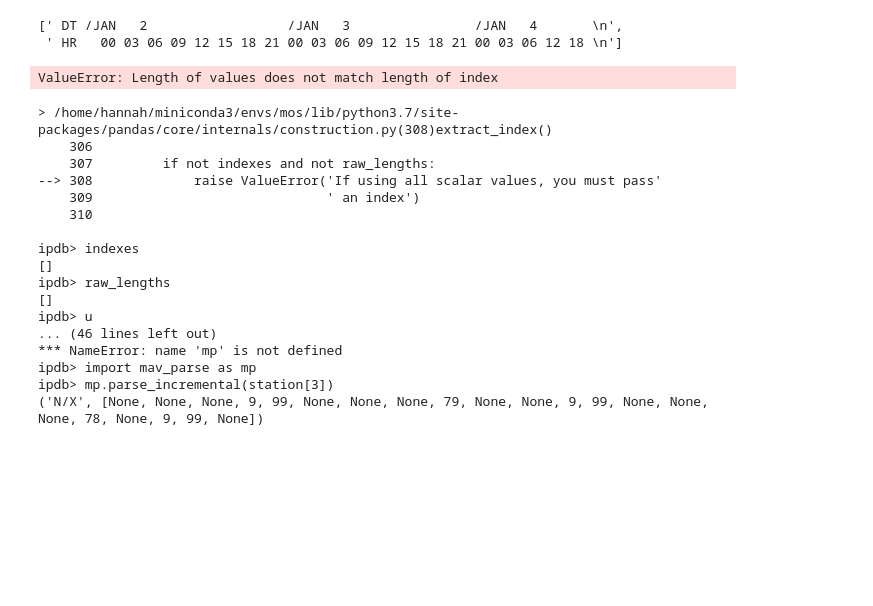
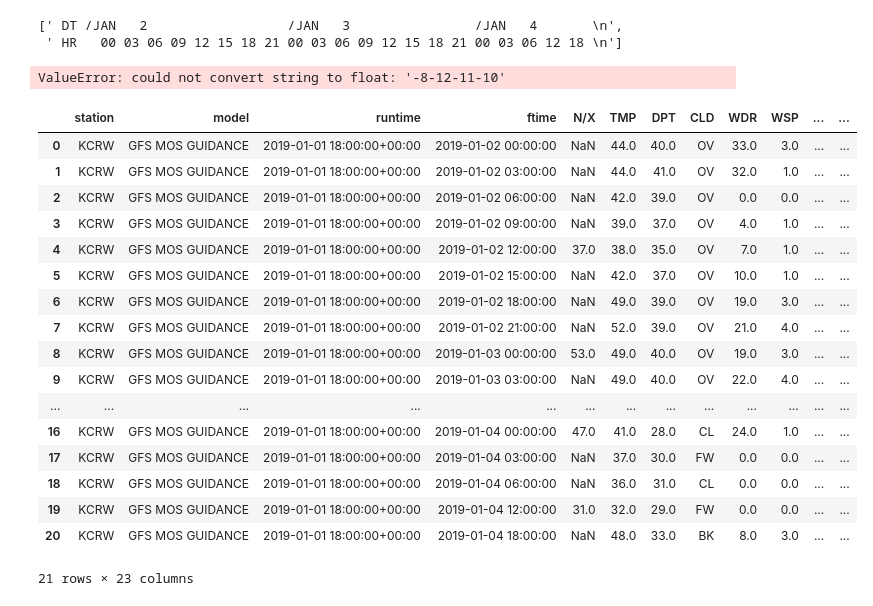
Before and after one commit to ccny-glasslab/mosparse, a Jupyter notebook: raw_mav.ipynb, the cells around one changed output. Cells and saved outputs as stored; diff of their text form; code cells hidden in the pictures; blank space fills up the shorter version.

```diff
--- a/raw_mav.ipynb
+++ b/raw_mav.ipynb
@@ -11,19 +19,24 @@ empty = re.compile(b'\s+\n')
 # %%
+x=0
+s=0
 station = []
 dfs = []
 with gzip.open(path, 'r') as f:
-    for i, line in enumerate(f):
+    for i, line in tqdm_notebook(enumerate(f), desc='lines'):
+        #if i >495:
+            #break
         if not empty.match(line):
             station.append(line.decode())
         else:
             try:
                 dfs.append(mp.parse_station(station))
+                s+=1
             except ValueError:
                 print(station[0])
-                if i!=1:
-                    break
+                x+=1
             except KeyError as e:
                 print(e)
                 print(station[0])
+                x+=1
             station = []
 # %% [output]
@@ -53,25 +128,7 @@ ftimes = mp.get_fntime(station[1], station[2], h)
 # %%
 mp.parse_station(station)
 # %% [output]
-ValueError: Length of values does not match length of index
+ValueError: could not convert string to float: '-8-12-11-10'
 # %%
 %debug
 mp.get_rows(h, station)
-# %% [output]
-> /home/hannah/miniconda3/envs/mos/lib/python3.7/site-packages/pandas/core/internals/construction.py(308)extract_index()
-    306
-    307         if not indexes and not raw_lengths:
---> 308             raise ValueError('If using all scalar values, you must pass'
-    309                              ' an index')
-    310
-
-ipdb> indexes
-[]
-ipdb> raw_lengths
-[]
-ipdb> u
-... (46 lines left out)
-*** NameError: name 'mp' is not defined
-ipdb> import mav_parse as mp
-ipdb> mp.parse_incremental(station[3])
-('N/X', [None, None, None, 9, 99, None, None, None, 79, None, None, 9, 99, None, None, None, 78, None, 9, 99, None])
@@ -77,0 +138,21 @@ ipdb> mp.parse_incremental(station[3])
+# %%
+dfs[50]
+# %% [output]
+|  | station | model | runtime | ftime | N/X | TMP | DPT | CLD | WDR | WSP | ... | ... |
+| 0 | KCRW | GFS MOS GUIDANCE | 2019-01-01 18:00:00+00:00 | 2019-01-02 00:00:00 | NaN | 44.0 | 40.0 | OV | 33.0 | 3.0 | ... | ... |
+| 1 | KCRW | GFS MOS GUIDANCE | 2019-01-01 18:00:00+00:00 | 2019-01-02 03:00:00 | NaN | 44.0 | 41.0 | OV | 32.0 | 1.0 | ... | ... |
+| 2 | KCRW | GFS MOS GUIDANCE | 2019-01-01 18:00:00+00:00 | 2019-01-02 06:00:00 | NaN | 42.0 | 39.0 | OV | 0.0 | 0.0 | ... | ... |
+| 3 | KCRW | GFS MOS GUIDANCE | 2019-01-01 18:00:00+00:00 | 2019-01-02 09:00:00 | NaN | 39.0 | 37.0 | OV | 4.0 | 1.0 | ... | ... |
+| 4 | KCRW | GFS MOS GUIDANCE | 2019-01-01 18:00:00+00:00 | 2019-01-02 12:00:00 | 37.0 | 38.0 | 35.0 | OV | 7.0 | 1.0 | ... | ... |
+| 5 | KCRW | GFS MOS GUIDANCE | 2019-01-01 18:00:00+00:00 | 2019-01-02 15:00:00 | NaN | 42.0 | 37.0 | OV | 10.0 | 1.0 | ... | ... |
+| 6 | KCRW | GFS MOS GUIDANCE | 2019-01-01 18:00:00+00:00 | 2019-01-02 18:00:00 | NaN | 49.0 | 39.0 | OV | 19.0 | 3.0 | ... | ... |
+| 7 | KCRW | GFS MOS GUIDANCE | 2019-01-01 18:00:00+00:00 | 2019-01-02 21:00:00 | NaN | 52.0 | 39.0 | OV | 21.0 | 4.0 | ... | ... |
+| 8 | KCRW | GFS MOS GUIDANCE | 2019-01-01 18:00:00+00:00 | 2019-01-03 00:00:00 | 53.0 | 49.0 | 40.0 | OV | 19.0 | 3.0 | ... | ... |
+| 9 | KCRW | GFS MOS GUIDANCE | 2019-01-01 18:00:00+00:00 | 2019-01-03 03:00:00 | NaN | 49.0 | 40.0 | OV | 22.0 | 4.0 | ... | ... |
+| ... | ... | ... | ... | ... | ... | ... | ... | ... | ... | ... | ... | ... |
+| 16 | KCRW | GFS MOS GUIDANCE | 2019-01-01 18:00:00+00:00 | 2019-01-04 00:00:00 | 47.0 | 41.0 | 28.0 | CL | 24.0 | 1.0 | ... | ... |
+| 17 | KCRW | GFS MOS GUIDANCE | 2019-01-01 18:00:00+00:00 | 2019-01-04 03:00:00 | NaN | 37.0 | 30.0 | FW | 0.0 | 0.0 | ... | ... |
+| 18 | KCRW | GFS MOS GUIDANCE | 2019-01-01 18:00:00+00:00 | 2019-01-04 06:00:00 | NaN | 36.0 | 31.0 | CL | 0.0 | 0.0 | ... | ... |
+| 19 | KCRW | GFS MOS GUIDANCE | 2019-01-01 18:00:00+00:00 | 2019-01-04 12:00:00 | 31.0 | 32.0 | 29.0 | FW | 0.0 | 0.0 | ... | ... |
+| 20 | KCRW | GFS MOS GUIDANCE | 2019-01-01 18:00:00+00:00 | 2019-01-04 18:00:00 | NaN | 48.0 | 33.0 | BK | 8.0 | 3.0 | ... | ... |
+21 rows × 23 columns
```
Also changed, not shown: parts of 9 cells of this notebook, 2 other files.
